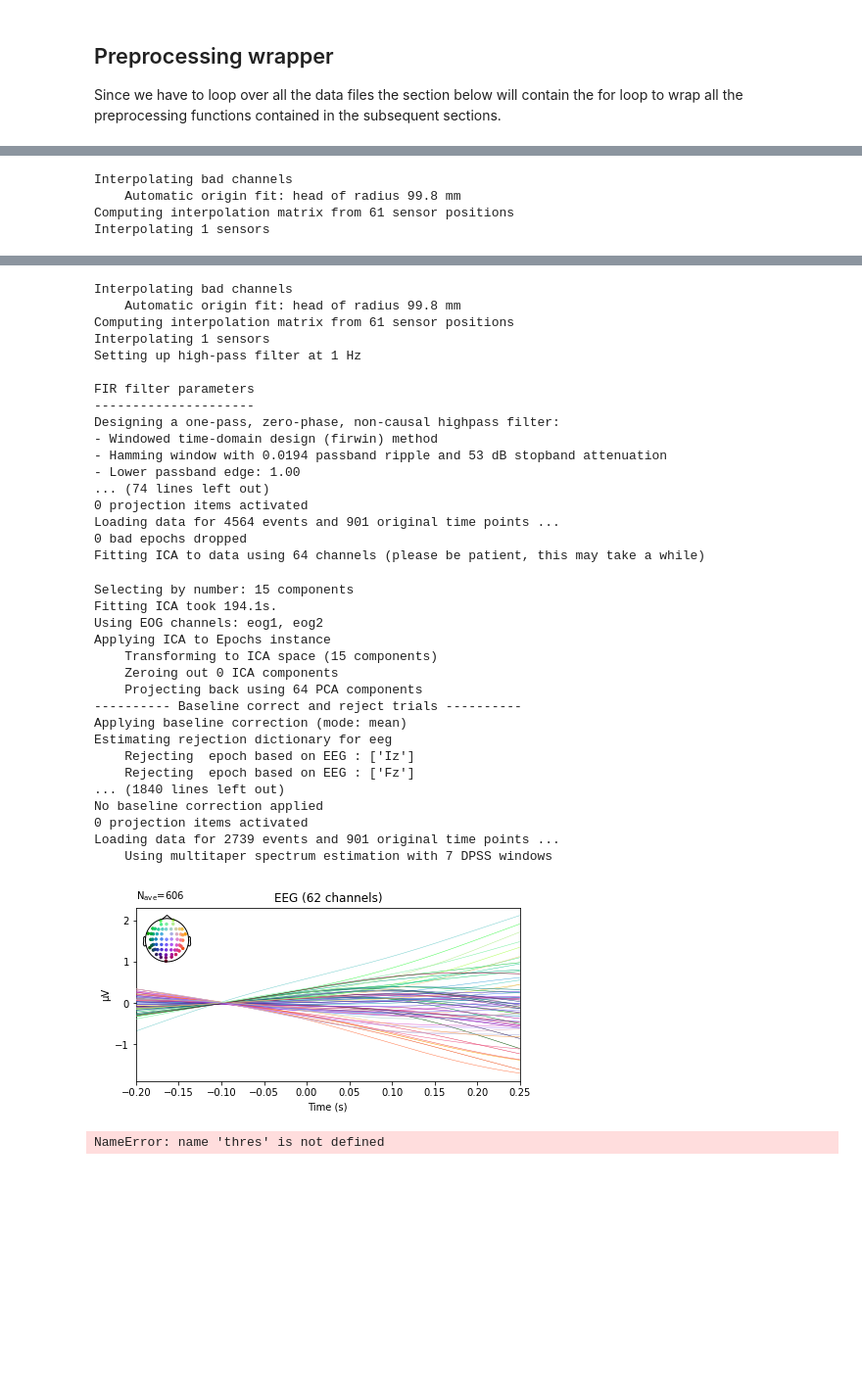
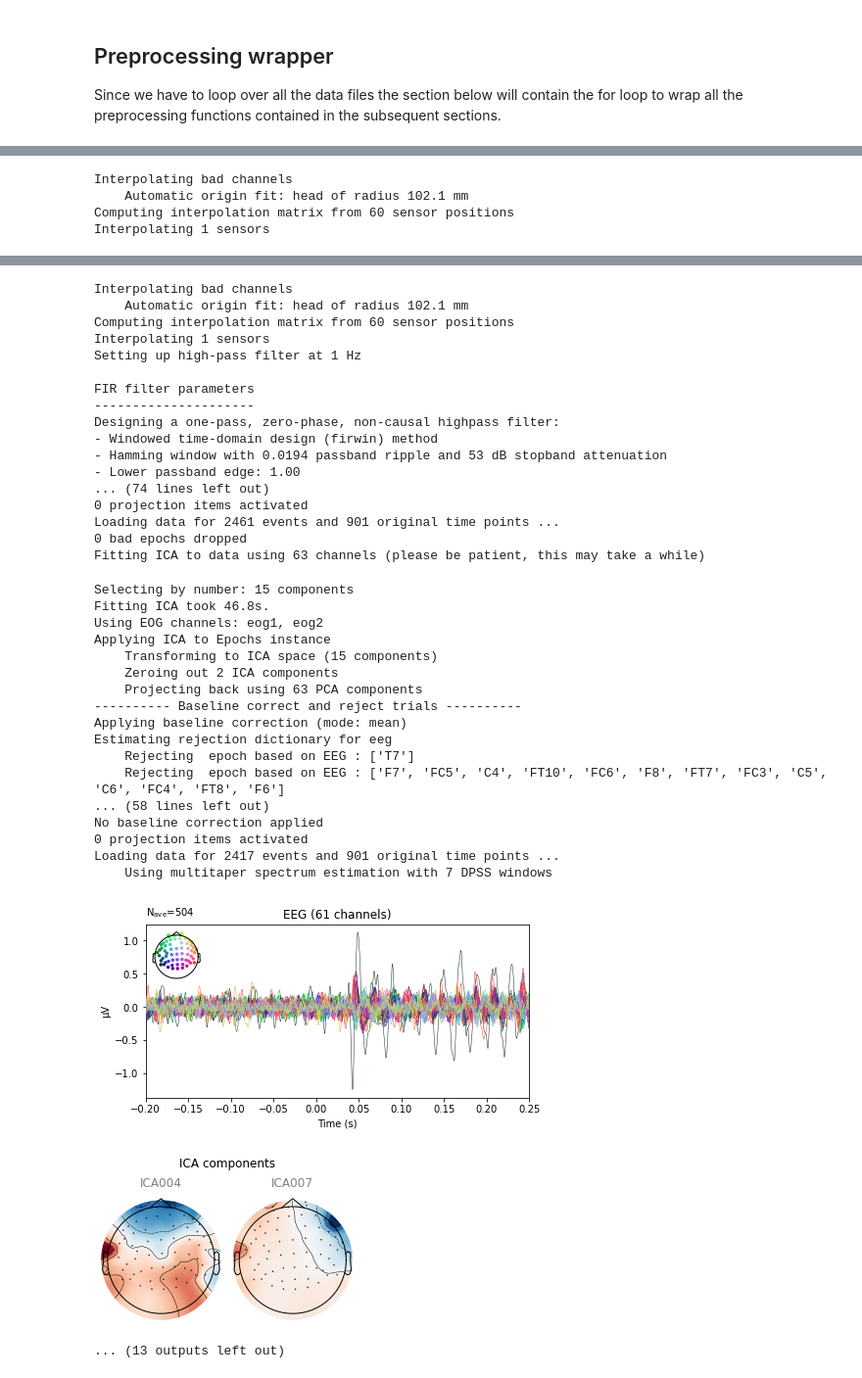
Before and after one commit to letitiayhho/tone-target-monitoring-2, a Jupyter notebook: preprocessing/preprocessing.ipynb, the cells around one changed output, grey strips where cells are left out. Shown: that part at 98% size. Saved outputs shown, nothing was run; the diff lists cells and outputs as text; code cells hidden in the pictures; blank space fills up the shorter version.

Commit message:
Fixed bandpass cutoff frequencies (had swapped l_freq and h_freq), fixed ch64 for sub 4

```diff
--- a/preprocessing/preprocessing.ipynb
+++ b/preprocessing/preprocessing.ipynb
@@ -148,12 +148,12 @@ def get_save_path(deriv_root, sub, task, run):
                     suffix = 'epo', # this suffix is following MNE, not BIDS, naming conventions
                     extension = 'fif.gz',
                     )
-    return fpath
+    return fpath, sink
 
 def save_preprocessed_data(fpath, epochs):
     epochs.save(fpath, overwrite = True)
 
-def generate_report(fpath, epochs, ica, bads, thres):
+def generate_report(fpath, sink, epochs, ica, bads, thres):
     report = mne.Report(verbose = True)
     report.parse_folder(op.dirname(fpath), pattern = '*epo.fif.gz', render_bem = False)
 
@@ -212,6 +212,9 @@ for (sub, task, run) in fpaths():
     raw.load_data()
     raw = create_eogs(raw)
 
+    if sub == '4':
+        raw = raw.drop_channels(['Ch64']) # drop channel with no coordinates for sub 4
+
     # Resampling and PREP
     print("---------- Resampling and PREP ----------")
     raw, events = resample(raw, FS, events)
@@ -219,8 +222,8 @@ for (sub, task, run) in fpaths():
 
     # Run ICA on one copy of the data
     print("---------- Run ICA on one copy of the data ----------")
-    raw_for_ica = bandpass(raw, 1., None)
-    raw = bandpass(raw, 30, 270)
+    raw_for_ica = bandpass(raw, None, 1)
+    raw = bandpass(raw, 270, 30)
 
     epochs_for_ica = epoch(raw_for_ica)
     epochs = epoch(raw)
@@ -235,9 +238,9 @@ for (sub, task, run) in fpaths():
 
     # Save results and generate report
     print("---------- Save results and generate report ----------")
-    fpath = get_save_path(DERIV_ROOT, sub, task, run)
+    fpath, sink = get_save_path(DERIV_ROOT, sub, task, run)
     save_preprocessed_data(fpath, epochs)
-    generate_report(fpath, epochs, ica, bads, thres)
+    generate_report(fpath, sink, epochs, ica, bads, thres)
 
 end = time.time()
 print(end - start)
@@ -277,4 +281,4 @@ Interpolating 1 sensors
 Interpolating bad channels
-    Automatic origin fit: head of radius 99.8 mm
-Computing interpolation matrix from 61 sensor positions
+    Automatic origin fit: head of radius 102.1 mm
+Computing interpolation matrix from 60 sensor positions
 Interpolating 1 sensors
@@ -284,36 +288,37 @@ Interpolating 1 sensors
 Interpolating bad channels
-    Automatic origin fit: head of radius 99.8 mm
-Computing interpolation matrix from 61 sensor positions
+    Automatic origin fit: head of radius 102.1 mm
+Computing interpolation matrix from 60 sensor positions
 Interpolating 1 sensors
 Setting up high-pass filter at 1 Hz
 
 FIR filter parameters
 ---------------------
 Designing a one-pass, zero-phase, non-causal highpass filter:
 - Windowed time-domain design (firwin) method
 - Hamming window with 0.0194 passband ripple and 53 dB stopband attenuation
 - Lower passband edge: 1.00
 ... (74 lines left out)
 0 projection items activated
-Loading data for 4564 events and 901 original time points ...
+Loading data for 2461 events and 901 original time points ...
 0 bad epochs dropped
-Fitting ICA to data using 64 channels (please be patient, this may take a while)
+Fitting ICA to data using 63 channels (please be patient, this may take a while)
 Selecting by number: 15 components
-Fitting ICA took 194.1s.
+Fitting ICA took 46.8s.
 Using EOG channels: eog1, eog2
 Applying ICA to Epochs instance
     Transforming to ICA space (15 components)
-    Zeroing out 0 ICA components
-    Projecting back using 64 PCA components
+    Zeroing out 2 ICA components
+    Projecting back using 63 PCA components
 ---------- Baseline correct and reject trials ----------
 Applying baseline correction (mode: mean)
 Estimating rejection dictionary for eeg
-    Rejecting  epoch based on EEG : ['Iz']
-    Rejecting  epoch based on EEG : ['Fz']
-... (1840 lines left out)
+    Rejecting  epoch based on EEG : ['T7']
+    Rejecting  epoch based on EEG : ['F7', 'FC5', 'C4', 'FT10', 'FC6', 'F8', 'FT7', 'FC3', 'C5', 'C6', 'FC4', 'FT8', 'F6']
+... (58 lines left out)
 No baseline correction applied
 0 projection items activated
-Loading data for 2739 events and 901 original time points ...
+Loading data for 2417 events and 901 original time points ...
     Using multitaper spectrum estimation with 7 DPSS windows
-[figure, old version]
+[figure, new version]
+[figure, added]
-NameError: name 'thres' is not defined
+... (13 outputs left out)
```
Also changed, not shown: parts of 2 cells of this notebook.
